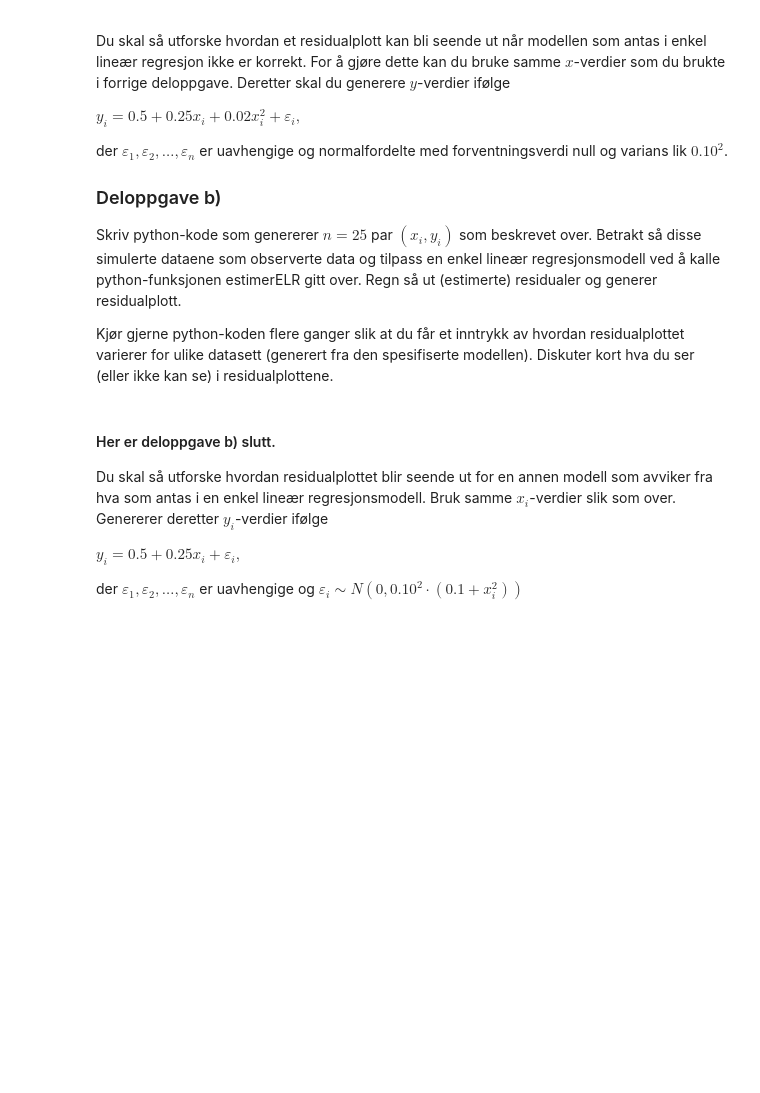
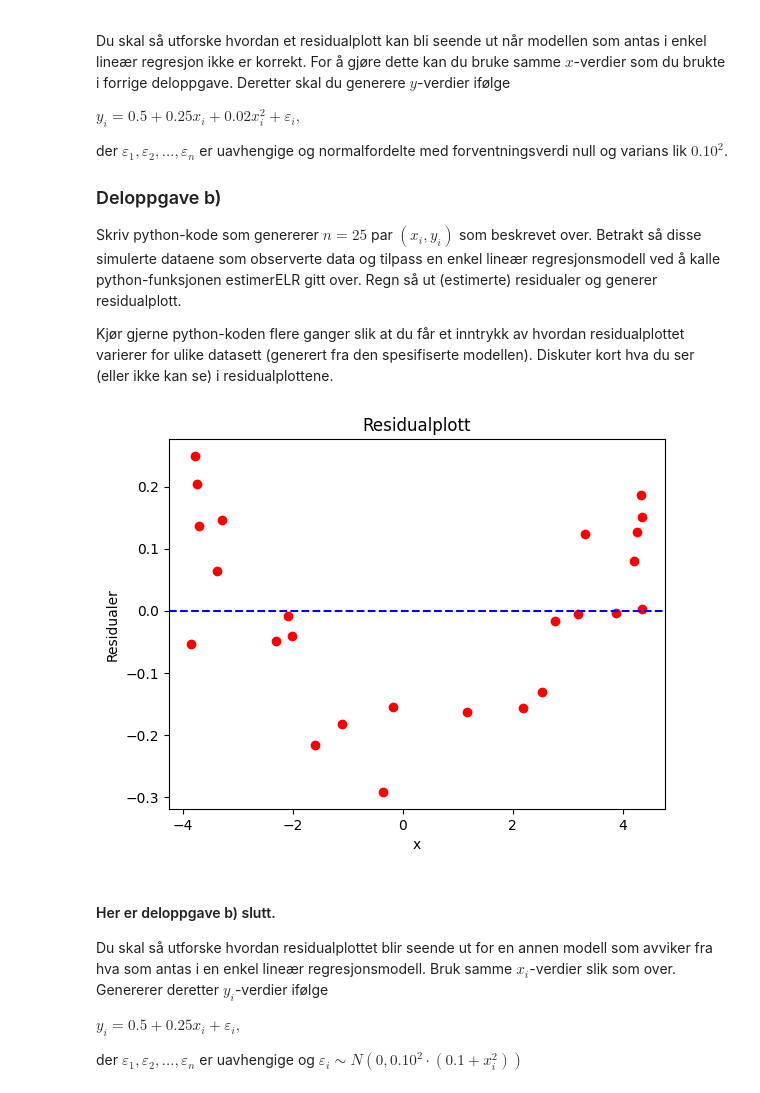
Before and after one commit to erikbohne/TMA4245_Statistics, a Jupyter notebook: pset6/innlevering6.ipynb, the cells around one changed output. Drawn from its saved outputs; the diff is of its cells as text; code cells hidden in the pictures; blank space fills up the shorter version.

```diff
--- a/pset6/innlevering6.ipynb
+++ b/pset6/innlevering6.ipynb
@@ -144,7 +148,31 @@ Skriv python-kode som genererer $n=25$ par $(x_i,y_i)$ som beskrevet over. Betra
 
 Kjør gjerne python-koden flere ganger slik at du får et inntrykk av hvordan residualplottet varierer for ulike datasett (generert fra den spesifiserte modellen). Diskuter kort hva du ser (eller ikke kan se) i residualplottene.
 # %%
-# Her kan du skrive din python-kode
+n = 25
+alpha = 0.5
+beta = 0.25
+gamma = 0.02
+sigma = 0.10
+
+
+y = alpha + beta * x + gamma * x**2 + np.random.normal(loc=0,scale=sigma,size=n)
+paramHat = estimerELR(x,y)
+
+epsilon = []
+alphaHat = paramHat[0]
+betaHat = paramHat[1]
+
+for i in range(len(x)):
+    epsilon.append(y[i] - alphaHat - betaHat*x[i])
+
+plt.scatter(x, epsilon, color='red')
+plt.axhline(y=0, color='blue', linestyle='--')
+plt.xlabel('x')
+plt.ylabel('Residualer')
+plt.title('Residualplott')
+plt.show()
+# %% [output]
+[figure, added]
 # %% [markdown]
 #### Her er deloppgave b) slutt.
 
```
Also changed, not shown: parts of 4 cells of this notebook, 4 other files.
